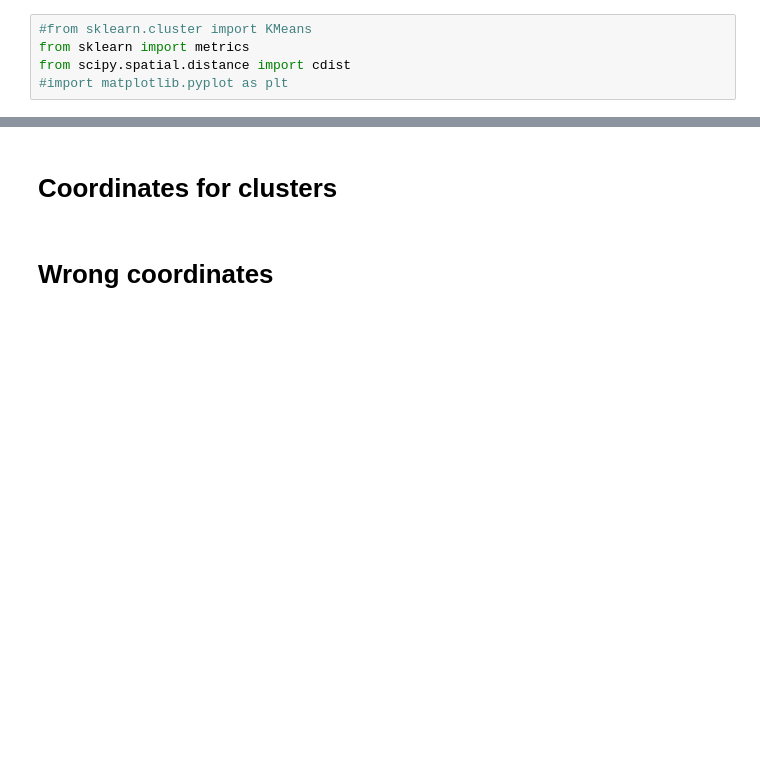
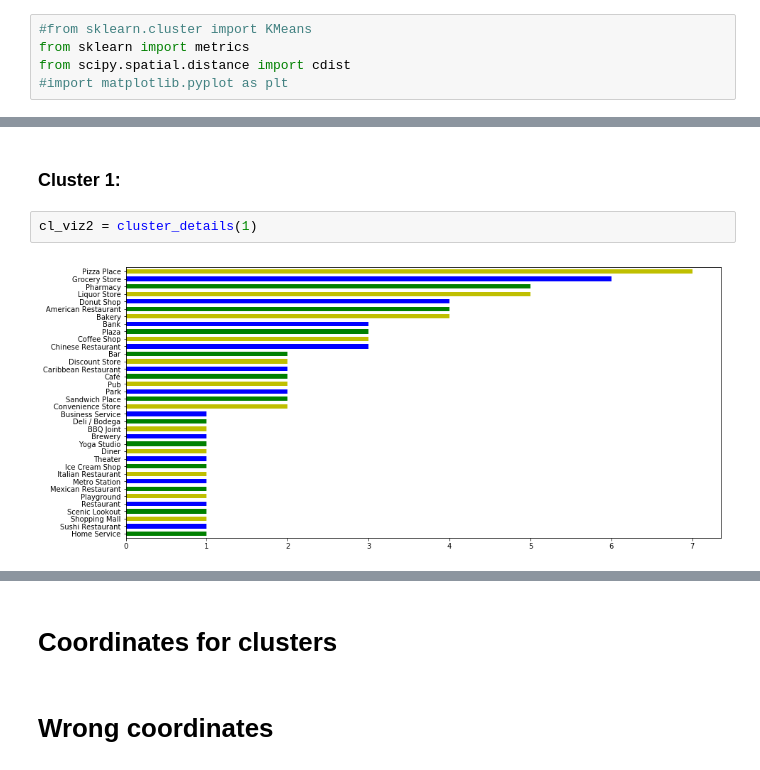
Before and after one commit to AnnVGat/coursera, a Jupyter notebook: Battle of Boston neighborouhoods.ipynb, the cells around one changed output, grey strips where cells are left out. Cells and saved outputs as stored; diff of their text form; blank space fills up the shorter version.

```diff
--- a/Battle of Boston neighborouhoods.ipynb
+++ b/Battle of Boston neighborouhoods.ipynb
@@ -660,0 +517,6 @@ bos_merged.loc[bos_merged['Cluster Labels'] == 11, bos_merged.columns[[0] + list
+# %% [markdown]
+### Cluster 1:
+# %%
+cl_viz2 = cluster_details(1)
+# %% [output]
+[figure, added]
```
Also changed, not shown: parts of 68 cells of this notebook.
